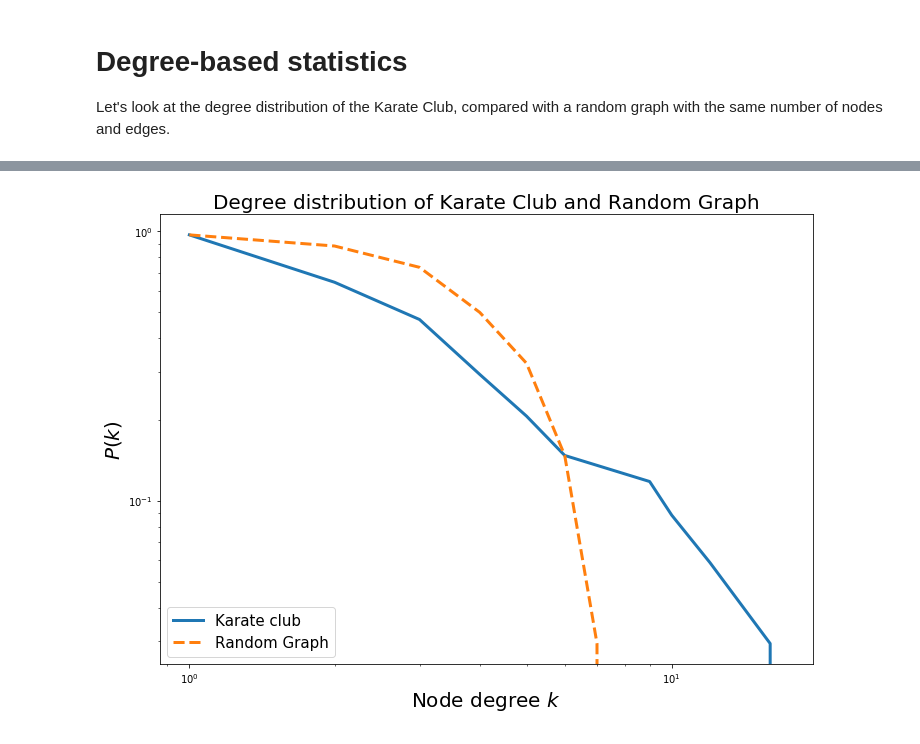
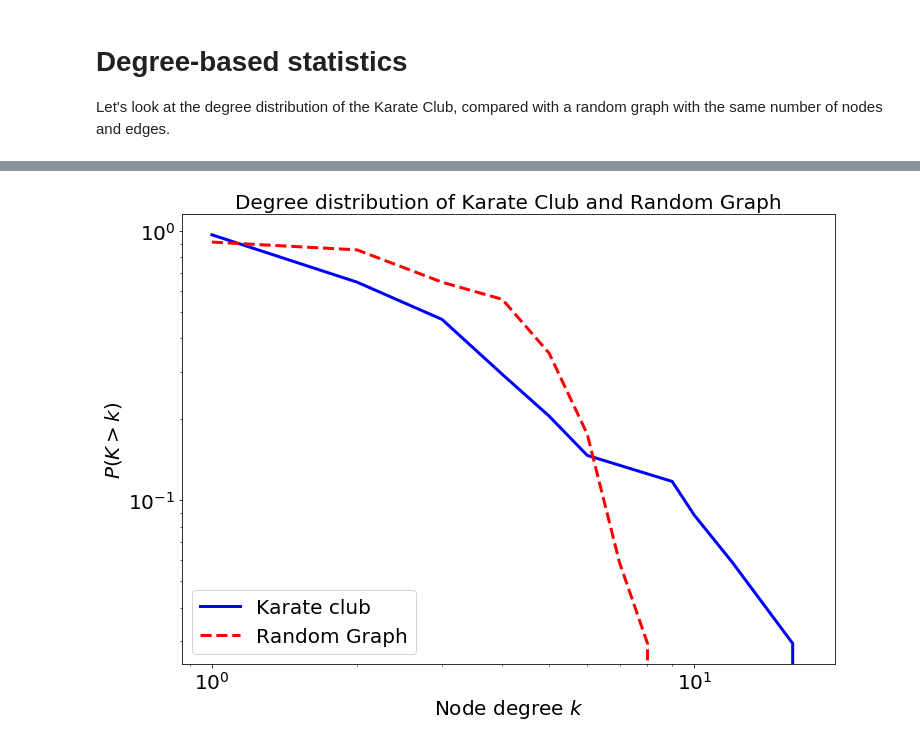
Before and after one commit to narnolddd/DMSNTutorials, a Jupyter notebook: Week1.ipynb, the cells around one changed output, grey strips where cells are left out. Saved outputs shown, nothing was run; the diff lists cells and outputs as text; code cells hidden in the pictures.

```diff
--- a/Week1.ipynb
+++ b/Week1.ipynb
@@ -82,35 +92,37 @@ plt.show()
 degree_sequence = sorted([d for n, d in G.degree()])  # degree sequence
 # print "Degree sequence", degree_sequence
 degreeCount = Counter(degree_sequence)
 deg, cnt = zip(*degreeCount.items())
 cdf = np.array([c for c in cnt]).cumsum(0)
 cdf = cdf/float(cdf[-1])
 ccdf = 1-cdf
 
 a4_dims = (11.7, 8.27)
 
 fig, ax = plt.subplots(figsize=a4_dims)
 plt.xlabel('Node degree $k$',fontsize=20)
-plt.ylabel('$P(k)$',fontsize=20)
+plt.ylabel('$P(K>k)$',fontsize=20)
+plt.tick_params(labelsize=20)
+
 plt.xscale('log')
 plt.yscale('log')
-plt.plot(deg,ccdf,label = 'Karate club',linewidth=3)
+plt.plot(deg,ccdf,label = 'Karate club',linewidth=3,color='blue')
 
 no_nodes = 34
 no_edges = 78
 
 H = nx.gnm_random_graph(34,78)
 degree_sequence = sorted([d for n, d in H.degree()])  # degree sequence
 # print "Degree sequence", degree_sequence
 degreeCount = Counter(degree_sequence)
 deg, cnt = zip(*degreeCount.items())
 cdf = np.array([c for c in cnt]).cumsum(0)
 cdf = cdf/float(cdf[-1])
 ccdf = 1-cdf
-plt.plot(deg,ccdf,label = 'Random Graph',linewidth=3,linestyle='--')
-plt.legend(loc='lower left',fontsize=15)
+plt.plot(deg,ccdf,label = 'Random Graph',linewidth=3,linestyle='--',color='red')
+plt.legend(loc='lower left',fontsize=20)
 plt.title("Degree distribution of Karate Club and Random Graph",fontsize=20)
 
 plt.show()
 # %% [output]
-[figure, old version]
+[figure, new version]
```
Also changed, not shown: parts of 20 cells of this notebook, 1 other file.
